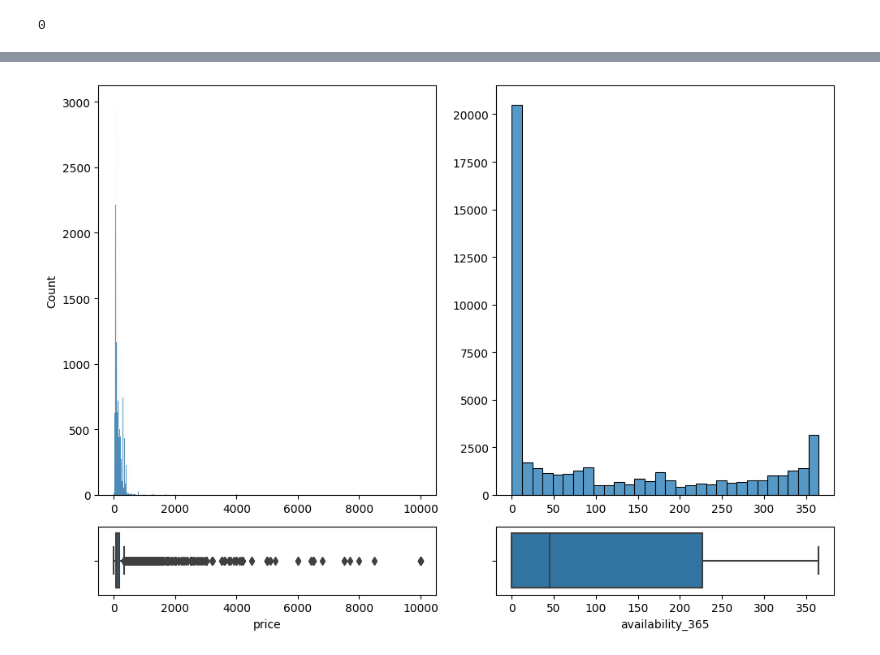
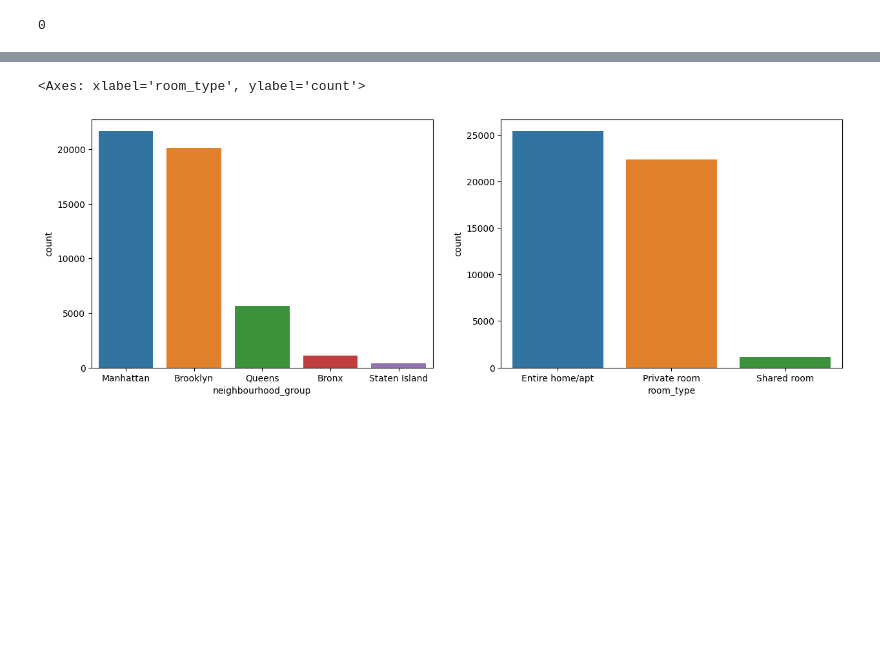
Before and after one commit to fevc08/new_york_city_airbnb_eda, a Jupyter notebook: src/explore.ipynb, the cells around one changed output, grey strips where cells are left out. Saved outputs shown, nothing was run; the diff lists cells and outputs as text; code cells hidden in the pictures; blank space fills up the shorter version.

```diff
--- a/src/explore.ipynb
+++ b/src/explore.ipynb
@@ -60,4 +127,3 @@ df_airbnb_ny.drop("host_id", axis = 1).duplicated().sum()
 # %%
-# Eliminar información irrelevante
-df_airbnb_ny.drop(['id', 'name', 'number_of_reviews', 'last_review', 'reviews_per_month'], axis = 1, inplace = True)
-df_airbnb_ny.head()
+# Remover columnas que no aportan valor
+df_airbnb_ny.drop(['id','name','last_review'], axis=1, inplace=True)
@@ -88,16 +185,10 @@ plt.show()
-# %%
-fig, axis = plt.subplots(2, 2, figsize = (10, 7), gridspec_kw={'height_ratios': [6, 1]})
-
-# Creating a multiple figure with histograms and box plots
-sns.histplot(ax = axis[0, 0], data = df_airbnb_ny, x = "price").set(xlabel = None)
-sns.boxplot(ax = axis[1, 0], data = df_airbnb_ny, x = "price")
-sns.histplot(ax = axis[0, 1], data = df_airbnb_ny, x = "availability_365").set(xlabel = None, ylabel = None)
-sns.boxplot(ax = axis[1, 1], data = df_airbnb_ny, x = "availability_365")
-
-# Adjust the layout
-plt.tight_layout()
-
-# Show the plot
-plt.show()
-# %% [output]
-[figure, removed]
+# %%
+# Analisis de las variables categoricas
+fig, axes = plt.subplots(1, 2, figsize=(15, 5))
+
+sns.color_palette("Paired")
+sns.countplot(ax=axes[0], x='neighbourhood_group', data=df_airbnb_ny, order=df_airbnb_ny['neighbourhood_group'].value_counts().index)
+sns.countplot(ax=axes[1], x='room_type', data=df_airbnb_ny, order=df_airbnb_ny['room_type'].value_counts().index)
+# %% [output]
+<Axes: xlabel='room_type', ylabel='count'>
+[figure, added]
```
Also changed, not shown: parts of 14 cells of this notebook.
